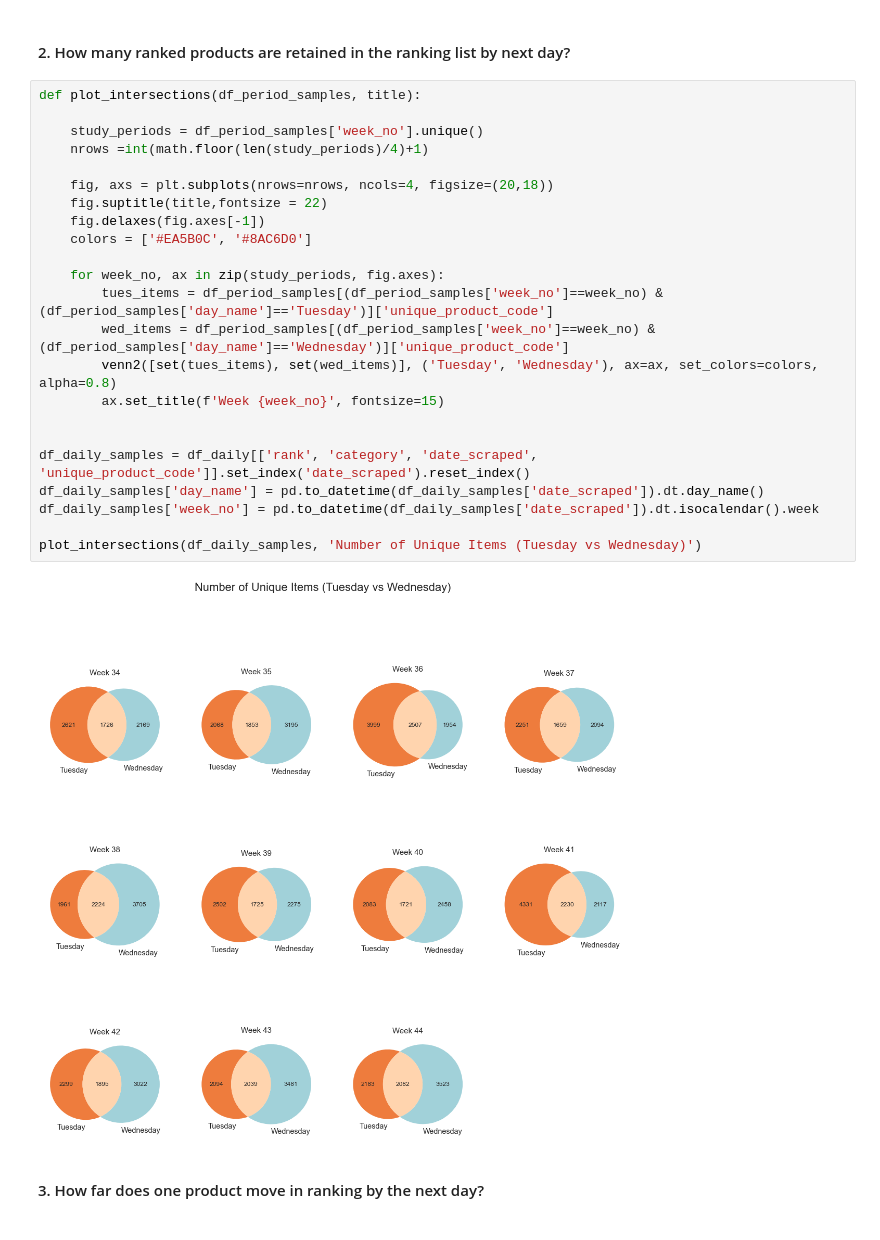
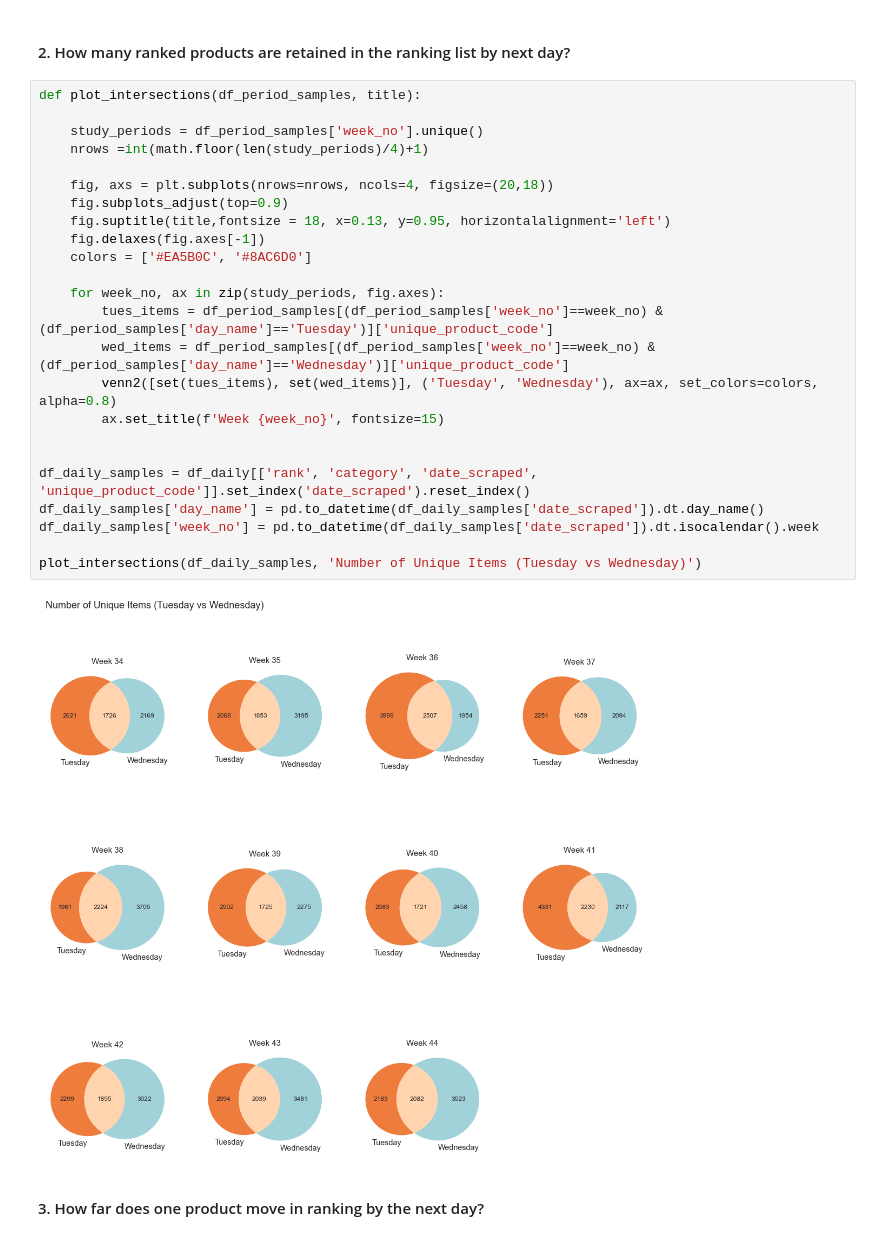
Before and after one commit to vanessapigwin/viz_for_scraper, a Jupyter notebook: analysis.ipynb, the cells around one changed output. Drawn from its saved outputs; the diff is of its cells as text.

Commit message:
added titles and consistent rankers

```diff
--- a/analysis.ipynb
+++ b/analysis.ipynb
@@ -237,28 +239,29 @@ plot_summary(df_summary=df_weekly_summary, label='Weekly')
 # %%
 def plot_intersections(df_period_samples, title):
 
     study_periods = df_period_samples['week_no'].unique()
     nrows =int(math.floor(len(study_periods)/4)+1)
 
     fig, axs = plt.subplots(nrows=nrows, ncols=4, figsize=(20,18))
-    fig.suptitle(title,fontsize = 22)
+    fig.subplots_adjust(top=0.9)
+    fig.suptitle(title,fontsize = 18, x=0.13, y=0.95, horizontalalignment='left')
     fig.delaxes(fig.axes[-1])
     colors = ['#EA5B0C', '#8AC6D0']
 
     for week_no, ax in zip(study_periods, fig.axes):
         tues_items = df_period_samples[(df_period_samples['week_no']==week_no) & (df_period_samples['day_name']=='Tuesday')]['unique_product_code']
         wed_items = df_period_samples[(df_period_samples['week_no']==week_no) & (df_period_samples['day_name']=='Wednesday')]['unique_product_code']
         venn2([set(tues_items), set(wed_items)], ('Tuesday', 'Wednesday'), ax=ax, set_colors=colors, alpha=0.8)
         ax.set_title(f'Week {week_no}', fontsize=15)
 
 
 df_daily_samples = df_daily[['rank', 'category', 'date_scraped', 'unique_product_code']].set_index('date_scraped').reset_index()
 df_daily_samples['day_name'] = pd.to_datetime(df_daily_samples['date_scraped']).dt.day_name()
 df_daily_samples['week_no'] = pd.to_datetime(df_daily_samples['date_scraped']).dt.isocalendar().week
 
 plot_intersections(df_daily_samples, 'Number of Unique Items (Tuesday vs Wednesday)')
 # %% [output]
-[figure, old version]
+[figure, new version]
 # %% [markdown]
 #### 3. How far does one product move in ranking by the next day?
 # %%
```
Also changed, not shown: parts of 8 cells of this notebook.
